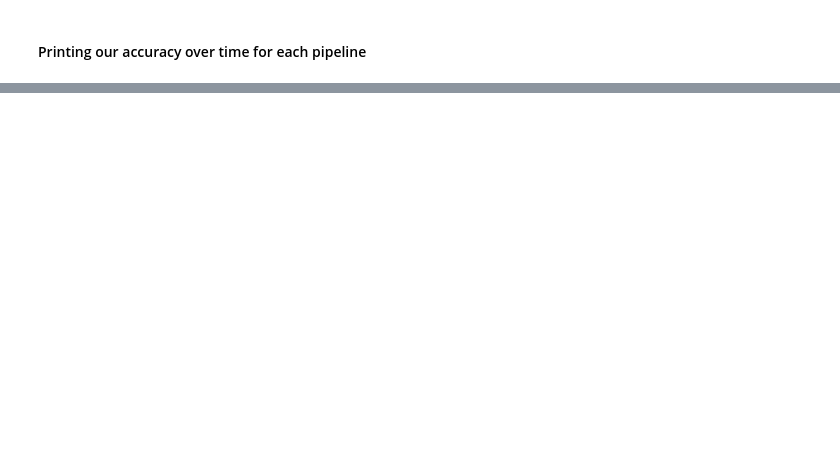
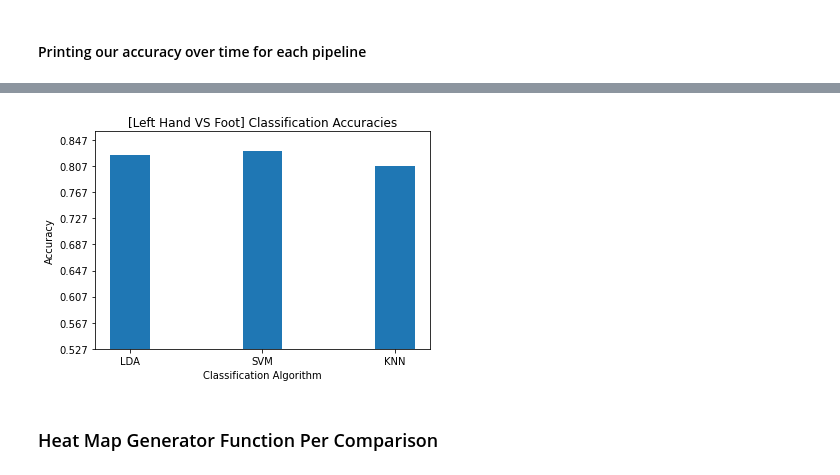
Before and after one commit to miloncl/Cogs-189-Project, a Jupyter notebook: Cogs189_Final.ipynb, the cells around one changed output, grey strips where cells are left out. Drawn from its saved outputs; the diff is of its cells as text; code cells hidden in the pictures; blank space fills up the shorter version.

```diff
--- a/Cogs189_Final.ipynb
+++ b/Cogs189_Final.ipynb
@@ -817,4 +844,5 @@ Done.
 class_balance = np.mean(labels == labels[0])
 class_balance = max(class_balance, 1. - class_balance)
 print("LDA accuracy: %f    |    Chance level: %f" % (np.mean(scoresLDA), class_balance))
+LH_Foot.append(np.mean(scoresLDA))
 # %% [output]
@@ -849,4 +877,5 @@ Done.
 class_balance = np.mean(labels == labels[0])
 class_balance = max(class_balance, 1. - class_balance)
 print("SVM accuracy: %f    |    Chance level: %f" % (np.mean(scoresSVC), class_balance))
+LH_Foot.append(np.mean(scoresSVC))
 # %% [output]
@@ -881,4 +910,5 @@ Done.
 class_balance = np.mean(labels == labels[0])
 class_balance = max(class_balance, 1. - class_balance)
 print("KNN accuracy: %f    |    Chance level: %f" % (np.mean(scoresKNN), class_balance))
+LH_Foot.append(np.mean(scoresKNN))
 # %% [output]
@@ -987,0 +1048,6 @@ Done.
+# %%
+bar_generator("[Left Hand VS Foot] Classification Accuracies", LH_Foot)
+# %% [output]
+[figure, added]
+# %% [markdown]
+### Heat Map Generator Function Per Comparison
```
Also changed, not shown: parts of 41 cells of this notebook.
